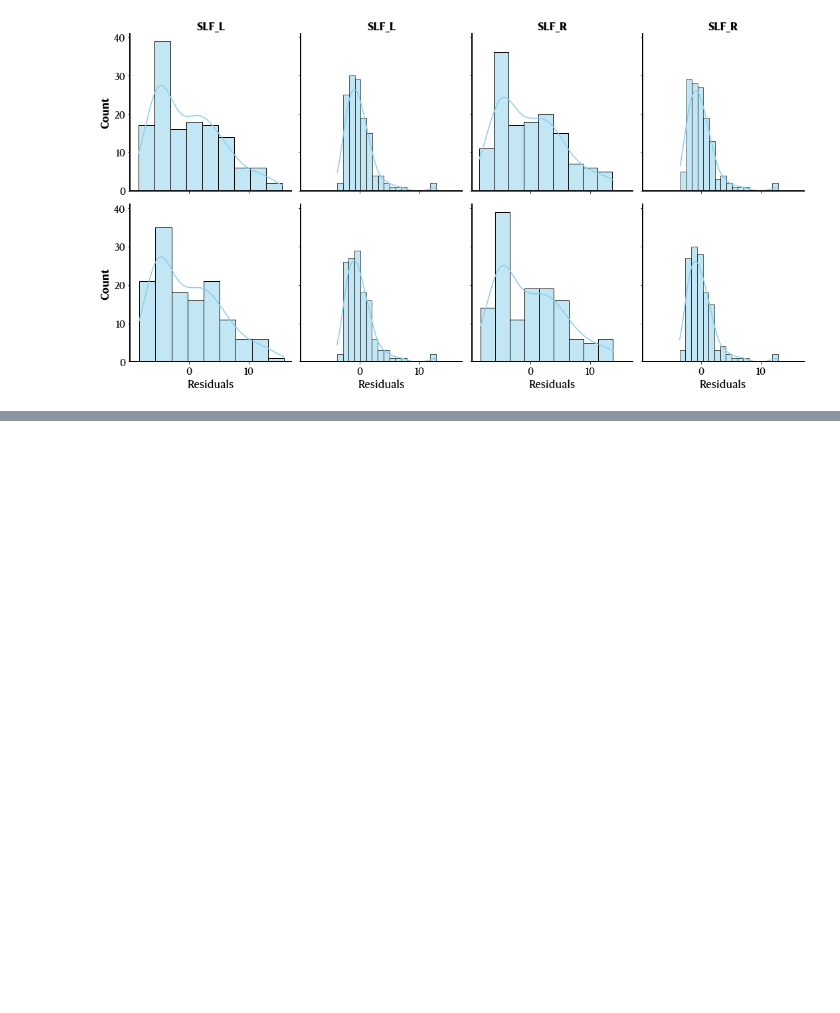
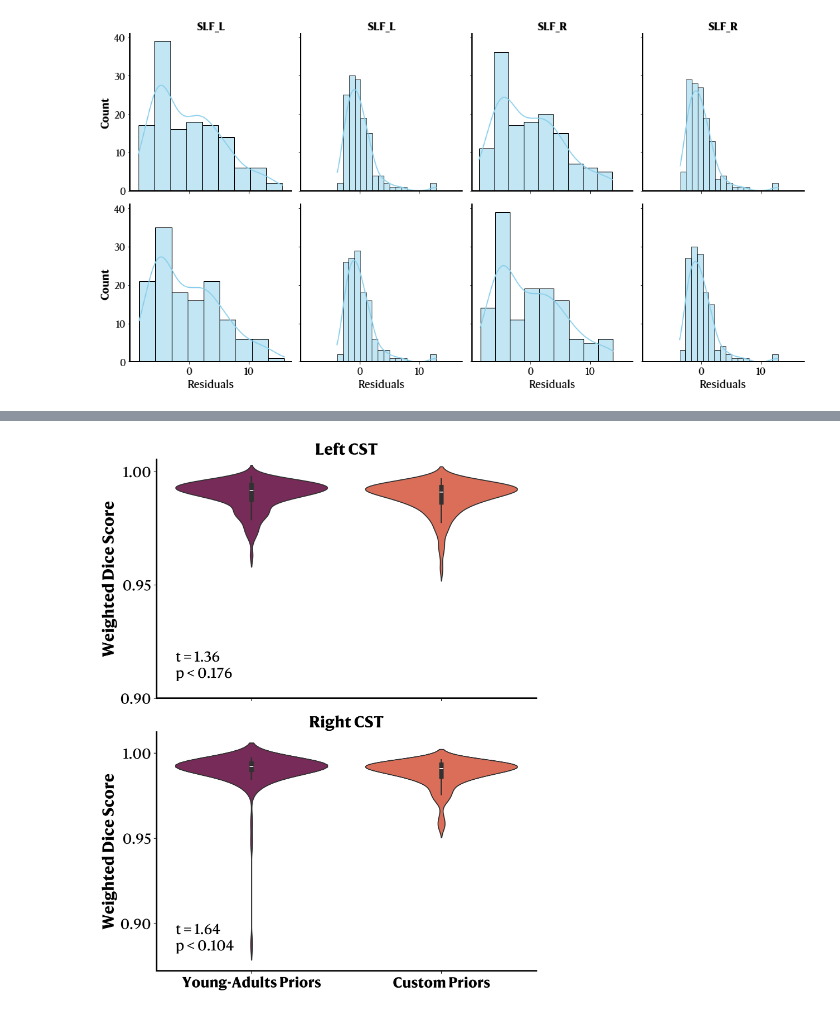
Before and after one commit to gagnonanthony/sf-pediatric-paper, a Jupyter notebook: notebooks/priors.ipynb, the cells around one changed output, grey strips where cells are left out. Drawn from its saved outputs; the diff is of its cells as text; code cells hidden in the pictures; blank space fills up the shorter version.

```diff
--- a/notebooks/priors.ipynb
+++ b/notebooks/priors.ipynb
@@ -1269,0 +1302,8 @@ for model in results_cbcl.items():
+# %%
+# Merge both dataframes on sub_id, session_id, and hemisphere
+dice_nopriors_df.rename(columns={'dice_score': 'dice_nopriors', 'weighted_dice_score': 'weighted_dice_nopriors'}, inplace=True)
+dice_withpriors_df.rename(columns={'dice_score': 'dice_withpriors', 'weighted_dice_score': 'weighted_dice_withpriors'}, inplace=True)
+
+combined_dice_df = pd.merge(dice_nopriors_df, dice_withpriors_df, on=['sub_id', 'session_id', 'hemisphere'])
+
+combined_dice_df
@@ -1269,0 +1324,52 @@ for model in results_cbcl.items():
+# %%
+# Let's do a violin plot to compare the distributions of the dice score metric before and after adding priors.
+# Split into left and right CST for plotting.
+from scipy.stats import ttest_rel
+left_df = combined_dice_df[combined_dice_df['hemisphere'] == 'hemi-left']
+right_df = combined_dice_df[combined_dice_df['hemisphere'] == 'hemi-right']
+
+fig, ax = plt.subplots(2, 1, figsize=(8, 10), sharex=True, sharey=False, dpi=300)
+sns.violinplot(data=pd.melt(left_df, id_vars=['sub_id', 'session_id', 'hemisphere'], value_vars=['weighted_dice_nopriors', 'weighted_dice_withpriors']),
+               x='variable', y='value', palette='rocket', hue='variable', legend=False,
+               ax=ax[0])
+ax[0].set_ylabel('Weighted Dice Score', fontdict={'size': 20, 'weight': 'bold'})
+ax[0].set_xlabel('')
+ax[0].set_yticks(np.arange(0.90, 1.01, 0.05), [f"{i:.2f}" for i in np.arange(0.90, 1.01, 0.05)], fontdict={'size': 18})
+ax[0].set_xticks([0, 1], ['Young-Adults Priors', 'Custom Priors'], fontdict={'size': 18, 'weight': 'bold'})
+ax[0].set_title('Left CST', fontdict={'size': 20, 'weight': 'bold'})
+
+# Let's add the one-sided t-test result to the plot.
+t_stat, p_value = ttest_rel(left_df['weighted_dice_nopriors'], left_df['weighted_dice_withpriors'], nan_policy='omit',
+                            alternative='two-sided')
+# Place the text on the top left of the plot.
+ax[0].text(0.05, 0.20,
+         f't = {t_stat:.2f}\np < {0.001 if p_value < 0.001 else f"{p_value:.3f}"}',
+         ha='left', va='top', fontsize=18, transform=ax[0].transAxes)
+ax[0].spines[["left", "bottom"]].set_linewidth(2)
+ax[0].spines[["top", "right"]].set_visible(False)
+
+sns.violinplot(data=pd.melt(right_df, id_vars=['sub_id', 'session_id', 'hemisphere'], value_vars=['weighted_dice_nopriors', 'weighted_dice_withpriors']),
+               x='variable', y='value', palette='rocket', hue='variable', legend=False,
+               ax=ax[1])
+ax[1].set_ylabel('Weighted Dice Score', fontdict={'size': 20, 'weight': 'bold'})
+ax[1].set_xlabel('')
+ax[1].set_xticks([0, 1], ['Young-Adults Priors', 'Custom Priors'], fontdict={'size': 18, 'weight': 'bold'}, rotation=0)
+ax[1].set_yticks(np.arange(0.90, 1.01, 0.05), [f"{i:.2f}" for i in np.arange(0.90, 1.01, 0.05)], fontdict={'size': 18})
+ax[1].set_title('Right CST', fontdict={'size': 20, 'weight': 'bold'})
+
+# Let's add the one-sided t-test result to the plot.
+t_stat, p_value = ttest_rel(right_df['weighted_dice_nopriors'], right_df['weighted_dice_withpriors'], nan_policy='omit',
+                            alternative='two-sided')
+ax[1].text(0.05, 0.20,
+         f't = {t_stat:.2f}\np < {0.001 if p_value < 0.001 else f"{p_value:.3f}"}',
+         ha='left', va='top', fontsize=18, transform=ax[1].transAxes)
+
+# Spines
+ax[1].spines[["left", "bottom"]].set_linewidth(2)
+ax[1].spines[["top", "right"]].set_visible(False)
+
+plt.tight_layout()
+plt.savefig(RESULTS_DIR + 'dice_score_violin_plot.png', dpi=300, facecolor="white")
+plt.show()
+# %% [output]
+[figure, added]
```
Also changed, not shown: parts of 3 cells of this notebook.
